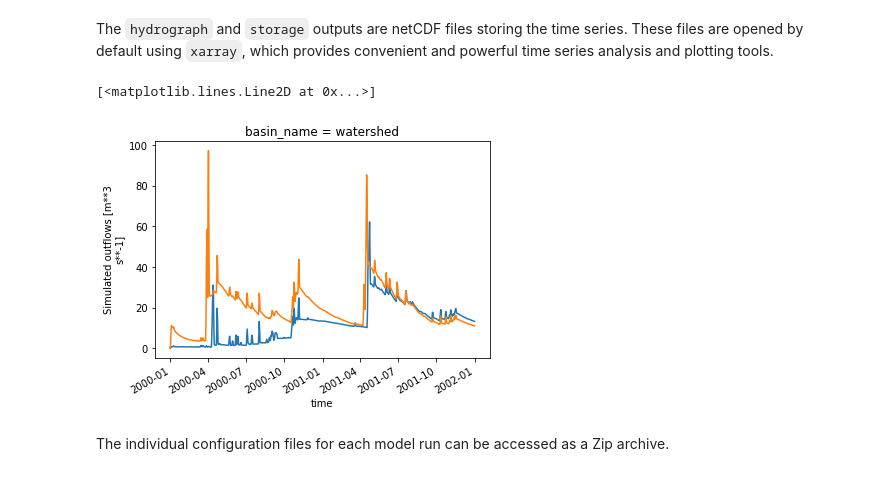
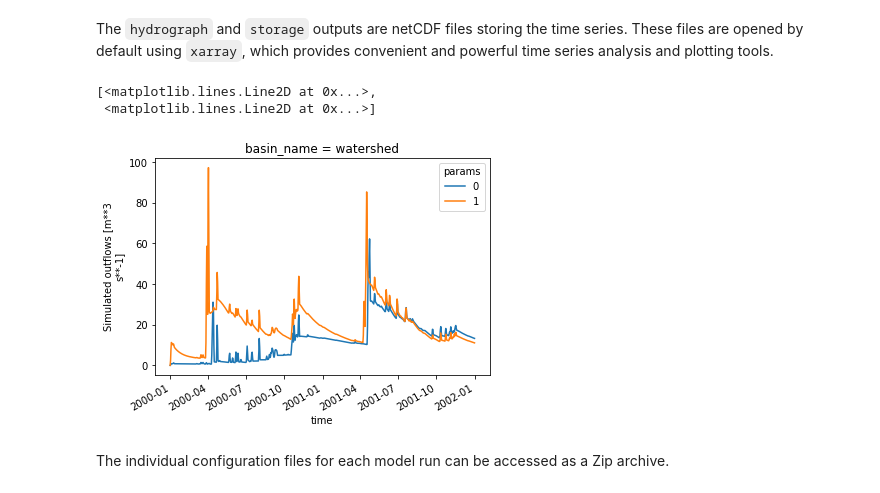
Before and after one commit to Ouranosinc/raven, a Jupyter notebook: docs/source/notebooks/Multiple_watersheds_simulation.ipynb, the cells around one changed output. Cells and saved outputs as stored; diff of their text form; code cells hidden in the pictures.

```diff
--- a/docs/source/notebooks/Multiple_watersheds_simulation.ipynb
+++ b/docs/source/notebooks/Multiple_watersheds_simulation.ipynb
@@ -55,13 +78,13 @@ The `hydrograph` and `storage` outputs are netCDF files storing the time series.
 # %%
 from pandas.plotting import register_matplotlib_converters
 register_matplotlib_converters()
 
-# Plot the hydrographs for both basins
-hydrograph.q_sim.isel(nbasins=0).plot.line(hue='realization')
-hydrograph.q_sim.isel(nbasins=1).plot.line(hue='realization')
+# Plot the hydrographs for both basins. In reality, hue would follow nbasins.
+hydrograph.q_sim.isel(nbasins=0).plot.line(hue='params')
 # %% [output]
-[<matplotlib.lines.Line2D at 0x...>]
+[<matplotlib.lines.Line2D at 0x...>,
+ <matplotlib.lines.Line2D at 0x...>]
-[figure, old version]
+[figure, new version]
 # %% [markdown]
 The individual configuration files for each model run can be accessed as a Zip archive.
 # %%
```
Also changed, not shown: parts of 5 cells of this notebook, 7 other files.
